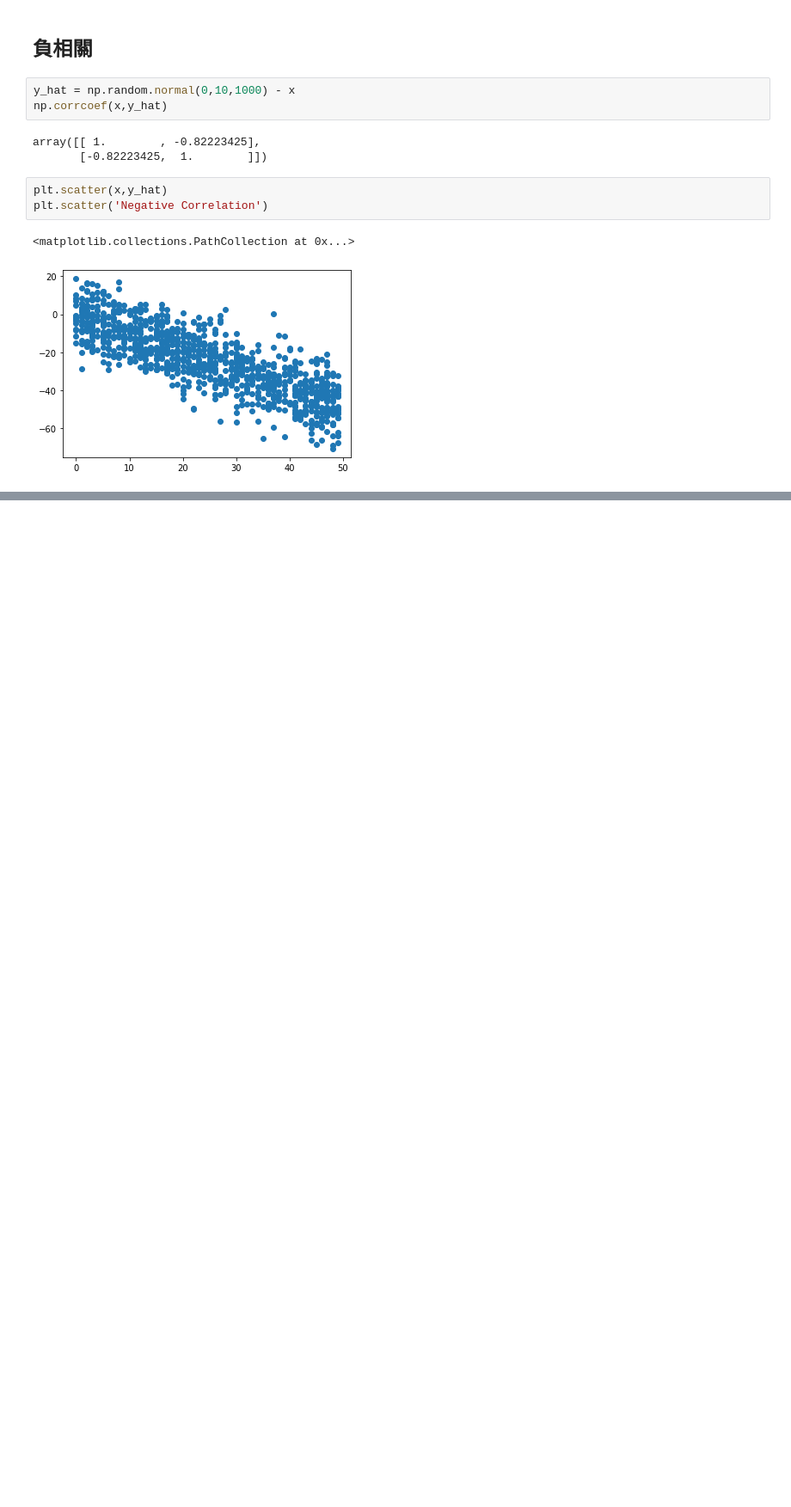
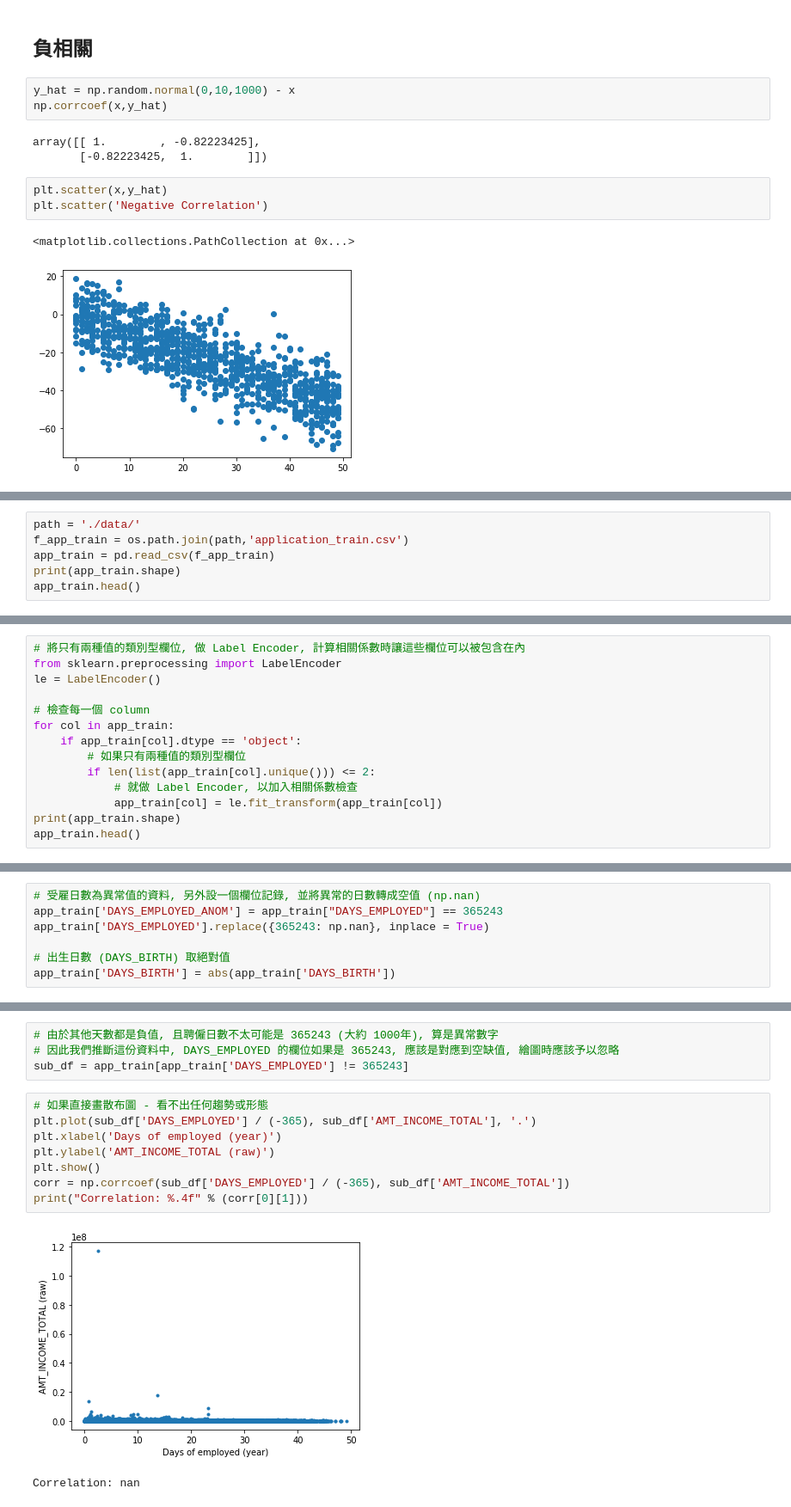
Before and after one commit to ChiehYuu/python_practice, a Jupyter notebook: ML100_practice/EDA-2 plotting.ipynb, the cells around one changed output, grey strips where cells are left out. Shown at 86% size. Cells and saved outputs as stored; diff of their text form; blank space fills up the shorter version.

```diff
--- a/ML100_practice/EDA-2 plotting.ipynb
+++ b/ML100_practice/EDA-2 plotting.ipynb
@@ -53,0 +57,6 @@ plt.scatter('Negative Correlation')
+# %%
+path = './data/'
+f_app_train = os.path.join(path,'application_train.csv')
+app_train = pd.read_csv(f_app_train)
+print(app_train.shape)
+app_train.head()
@@ -53,0 +72,14 @@ plt.scatter('Negative Correlation')
+# %%
+# 將只有兩種值的類別型欄位, 做 Label Encoder, 計算相關係數時讓這些欄位可以被包含在內
+from sklearn.preprocessing import LabelEncoder
+le = LabelEncoder()
+
+# 檢查每一個 column
+for col in app_train:
+    if app_train[col].dtype == 'object':
+        # 如果只有兩種值的類別型欄位
+        if len(list(app_train[col].unique())) <= 2:
+            # 就做 Label Encoder, 以加入相關係數檢查
+            app_train[col] = le.fit_transform(app_train[col])
+print(app_train.shape)
+app_train.head()
@@ -53,0 +95,7 @@ plt.scatter('Negative Correlation')
+# %%
+# 受雇日數為異常值的資料, 另外設一個欄位記錄, 並將異常的日數轉成空值 (np.nan)
+app_train['DAYS_EMPLOYED_ANOM'] = app_train["DAYS_EMPLOYED"] == 365243
+app_train['DAYS_EMPLOYED'].replace({365243: np.nan}, inplace = True)
+
+# 出生日數 (DAYS_BIRTH) 取絕對值
+app_train['DAYS_BIRTH'] = abs(app_train['DAYS_BIRTH'])
@@ -53,0 +159,15 @@ plt.scatter('Negative Correlation')
+# %%
+# 由於其他天數都是負值, 且聘僱日數不太可能是 365243 (大約 1000年), 算是異常數字
+# 因此我們推斷這份資料中, DAYS_EMPLOYED 的欄位如果是 365243, 應該是對應到空缺值, 繪圖時應該予以忽略
+sub_df = app_train[app_train['DAYS_EMPLOYED'] != 365243]
+# %%
+# 如果直接畫散布圖 - 看不出任何趨勢或形態
+plt.plot(sub_df['DAYS_EMPLOYED'] / (-365), sub_df['AMT_INCOME_TOTAL'], '.')
+plt.xlabel('Days of employed (year)')
+plt.ylabel('AMT_INCOME_TOTAL (raw)')
+plt.show()
+corr = np.corrcoef(sub_df['DAYS_EMPLOYED'] / (-365), sub_df['AMT_INCOME_TOTAL'])
+print("Correlation: %.4f" % (corr[0][1]))
+# %% [output]
+[figure, added]
+Correlation: nan
```
Also changed, not shown: parts of 11 cells of this notebook.
